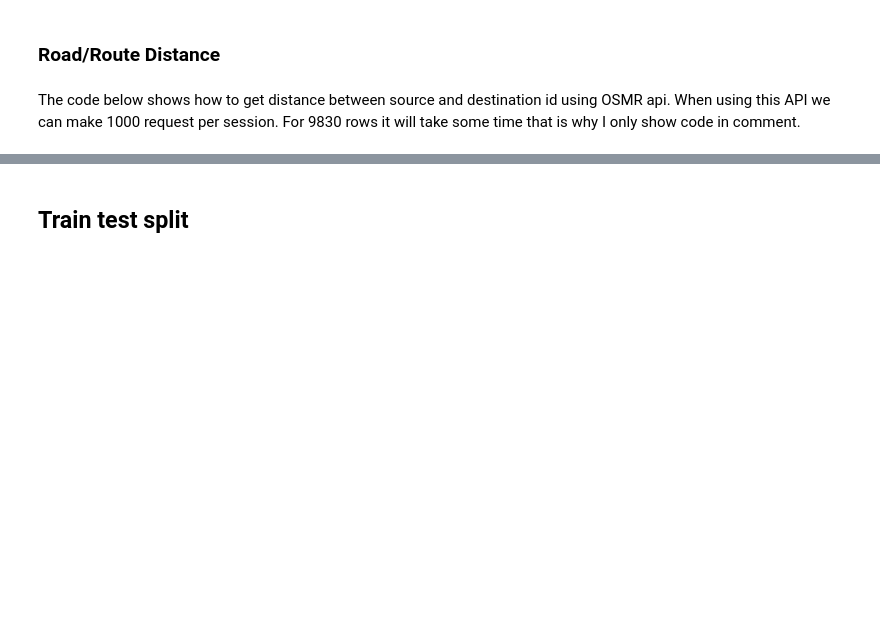
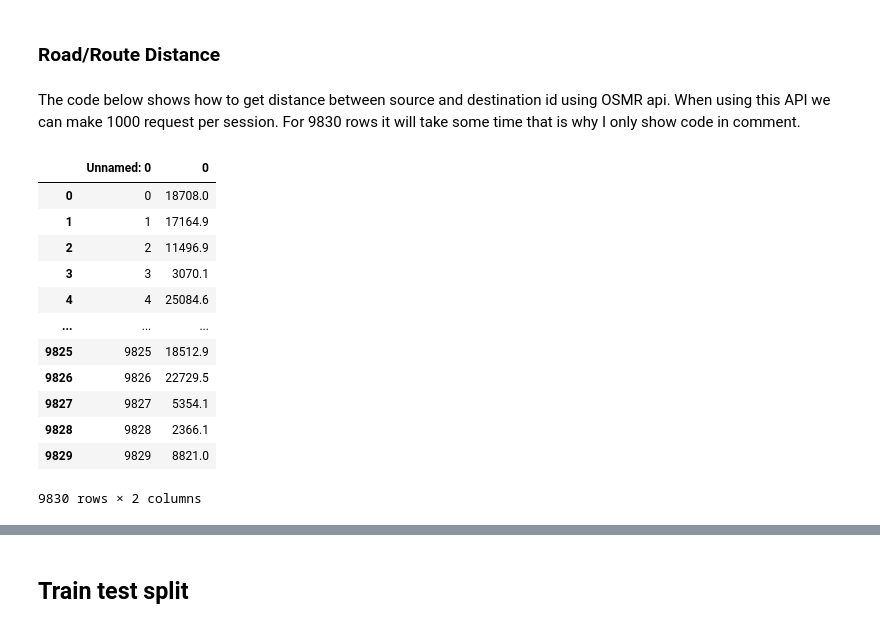
Before and after one commit to aliyusifov99/mec-ds-competition, a Jupyter notebook: Elnur/model-orderly.ipynb, the cells around one changed output, grey strips where cells are left out. Cells and saved outputs as stored; diff of their text form; code cells hidden in the pictures; blank space fills up the shorter version.

```diff
--- a/Elnur/model-orderly.ipynb
+++ b/Elnur/model-orderly.ipynb
@@ -363,4 +371,20 @@ The code below shows how to get distance between source and destination id using
 # distance_df = pd.DataFrame(dist)
 # distance_df.to_csv('distances.csv')
 # %%
-df_distances=pd.read_csv('C:\\Users\\aliyu\DataspellProjects\MEC-DS-Competition\\Elnur\distances.csv')
+df_distances=pd.read_csv('distances.csv')
+# %%
+df_distances
+# %% [output]
+|  | Unnamed: 0 | 0 |
+| 0 | 0 | 18708.0 |
+| 1 | 1 | 17164.9 |
+| 2 | 2 | 11496.9 |
+| 3 | 3 | 3070.1 |
+| 4 | 4 | 25084.6 |
+| ... | ... | ... |
+| 9825 | 9825 | 18512.9 |
+| 9826 | 9826 | 22729.5 |
+| 9827 | 9827 | 5354.1 |
+| 9828 | 9828 | 2366.1 |
+| 9829 | 9829 | 8821.0 |
+9830 rows × 2 columns
```
Also changed, not shown: parts of 17 cells of this notebook.
